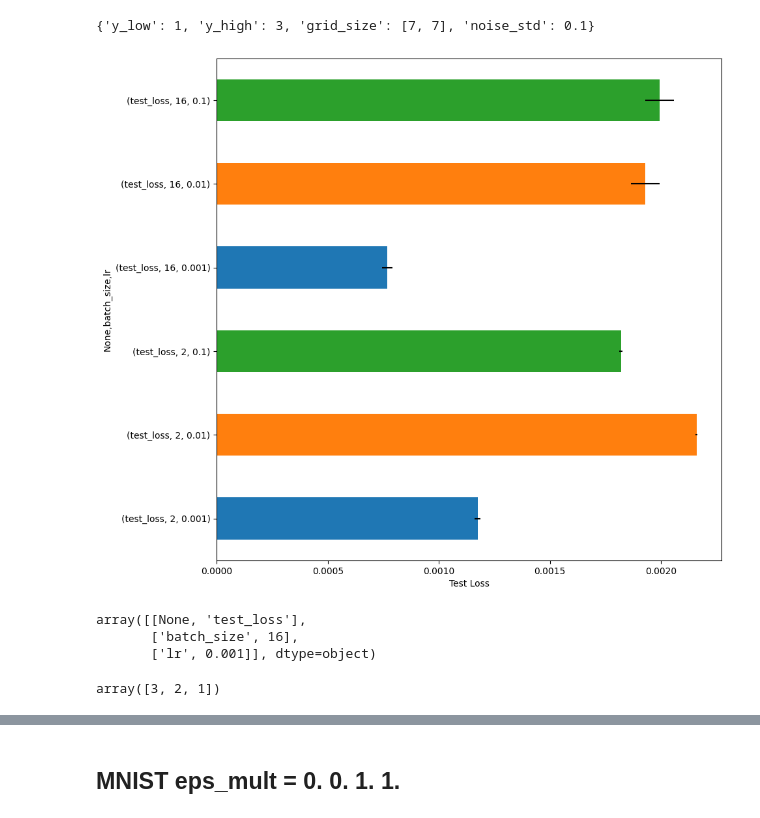
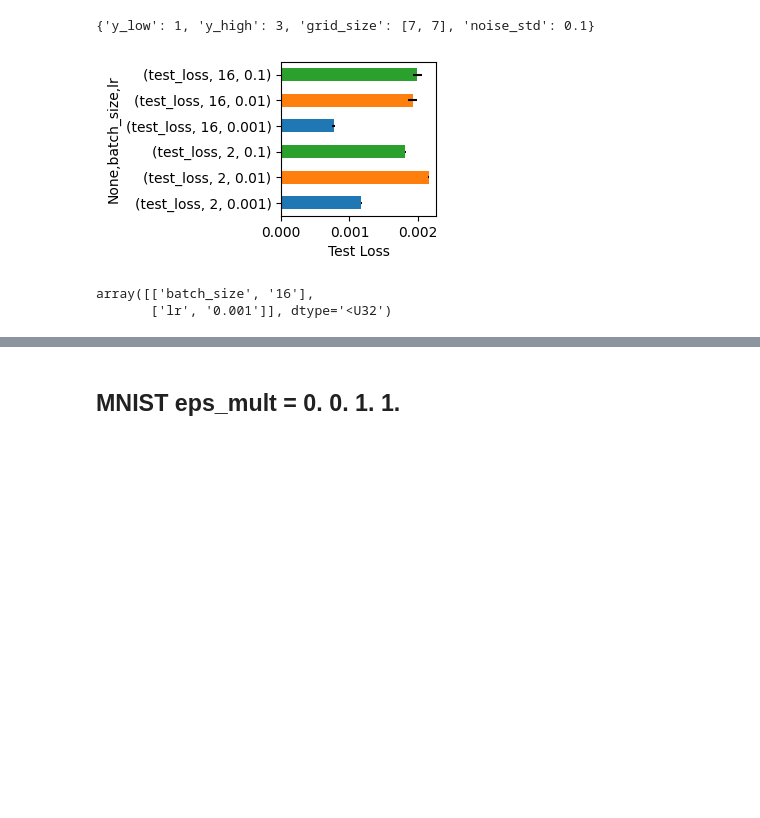
Before and after one commit to elidub/SymPDE, a Jupyter notebook: notebooks_symlie/results-v2.ipynb, the cells around one changed output, grey strips where cells are left out. Drawn from its saved outputs; the diff is of its cells as text; code cells hidden in the pictures; blank space fills up the shorter version.

```diff
--- a/notebooks_symlie/results-v2.ipynb
+++ b/notebooks_symlie/results-v2.ipynb
@@ -376,21 +376,16 @@ d['data_kwargs'].iloc[0]
 # %%
 d = df[df['tags'].astype(str).str.contains('sine2d-rot') & ~df['tags'].astype(str).str.contains('predict')].reset_index(drop=True)
 
 d_pivot = pivot(d, columns = ['batch_size', 'lr'])
 
-fig, ax = plt.subplots(figsize=(5, 2))
-d_pivot.mean().plot(kind='barh', xerr=d_pivot.std(), figsize=(10, 10), xlabel='Test Loss', ax = ax, color = ['C0', 'C1', 'C2'])
+fig, ax = plt.subplots(figsize=(2, 2))
+d_pivot.mean().plot(kind='barh', xerr=d_pivot.std(), xlabel='Test Loss', ax = ax, color = ['C0', 'C1', 'C2'])
 plt.show()
 # %% [output]
-[figure, old version]
+[figure, new version]
 # %%
-np.array([list(d_pivot.mean().index.names), list(d_pivot.mean().idxmin())]).T
+hparams = np.array([tuple(d_pivot.mean().index.names)[1:], tuple(d_pivot.mean().idxmin())[1:]]).T
+hparams
 # %% [output]
-array([[None, 'test_loss'],
-       ['batch_size', 16],
-       ['lr', 0.001]], dtype=object)
+array([['batch_size', '16'],
+       ['lr', '0.001']], dtype='<U32')
-# %%
-seeds = d['seed'].unique()
-seeds
-# %% [output]
-array([3, 2, 1])
```
Also changed, not shown: parts of 3 cells of this notebook, 29 other files.
